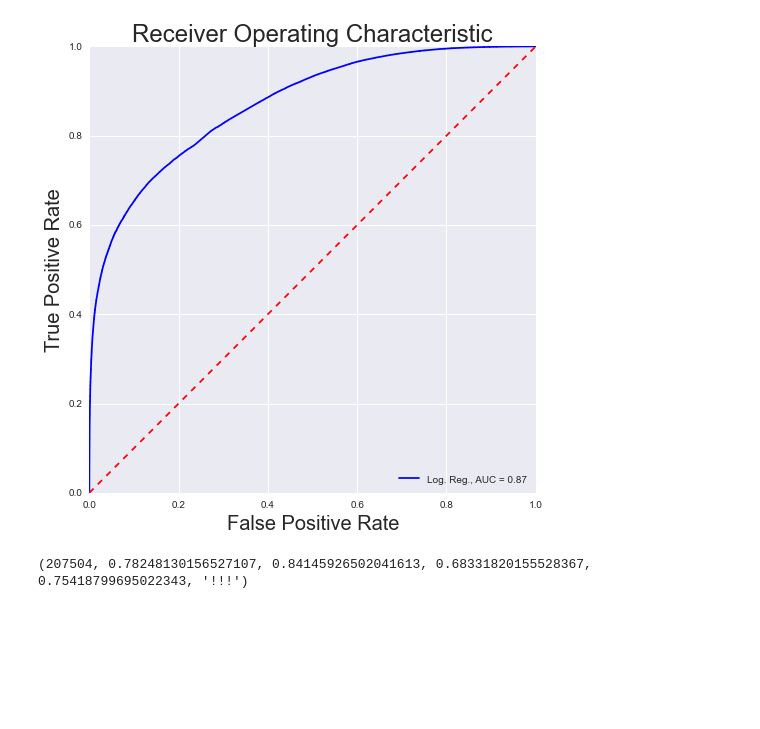
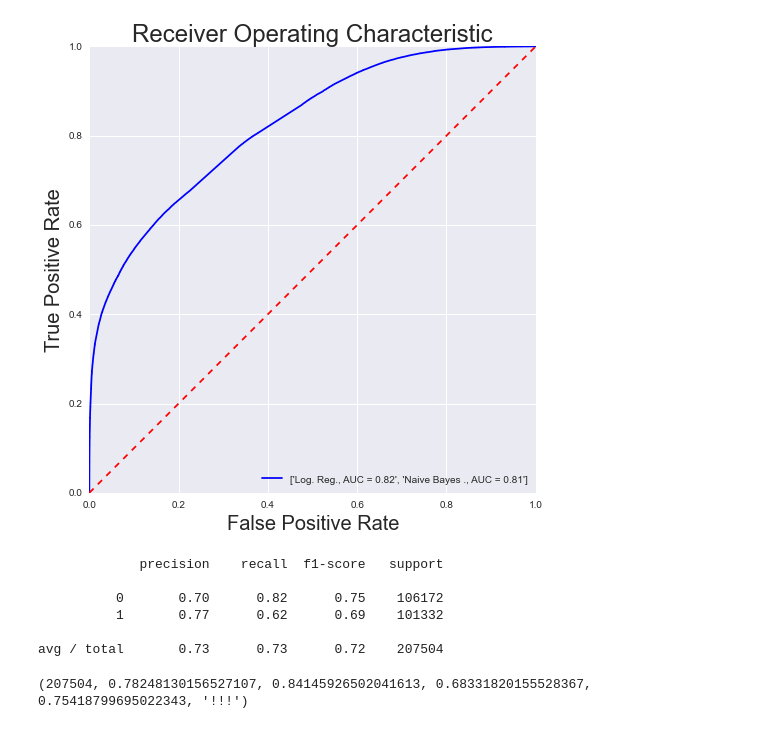
Before and after one commit to jtsitron/FriendOrMate, a Jupyter notebook: FriendOrMate.ipynb, the cells around one changed output. Saved outputs shown, nothing was run; the diff lists cells and outputs as text; code cells hidden in the pictures; blank space fills up the shorter version.

```diff
--- a/FriendOrMate.ipynb
+++ b/FriendOrMate.ipynb
@@ -59,4 +66,3 @@ clf = LogisticRegression(penalty='l1')
 # %%
-#print("training NaiveBayes classifier...")
-clf.fit(train_X, train_y)
+p.fit(train_X,train_y)
 # %% [output]
@@ -69,6 +74,4 @@ prediction = clf.predict(test_X)
 # %%
 from sklearn.metrics import roc_curve, auc
 # %%
-false_positive_rate, true_positive_rate, thresholds = roc_curve(test_y, clf.predict_proba(test_X)[:, 1])
+false_positive_rateNB, true_positive_rateNB, thresholdsNB = roc_curve(test_y, p.predict_proba(test_X)[:, 1])
-# %%
-roc_auc = auc(false_positive_rate, true_positive_rate)
@@ -75,25 +130,35 @@ roc_auc = auc(false_positive_rate, true_positive_rate)
+# %%
+roc_aucNB = auc(false_positive_rateNB, true_positive_rateNB)
 # %%
-% matplotlib inline
-import matplotlib.pyplot as plt
 import seaborn as sns
 
 plt.figure(figsize=(8, 8))
 plt.plot(false_positive_rate, true_positive_rate, 'b',
 #label='Naive Bayes, AUC = %0.2f'% roc_auc, )
 #plt.plot(false_positive_rate_NB, true_positive_rate_NB, 'g',
-label='Log. Reg., AUC = %0.2f'% roc_auc)
+label=['Log. Reg., AUC = %0.2f'% roc_auc,'Naive Bayes ., AUC = %0.2f'% roc_aucNB])
 plt.title('Receiver Operating Characteristic', size=24)
 #plt.plot(false_positive_rate_svm, true_positive_rate, 'k',
 #label='SVM, AUC = %0.2f'% roc_auc_svm)
 plt.legend(loc='lower right')
 plt.plot([0,1],[0,1],'r--')
 plt.xlim([0.0,1.0])
 plt.ylim([0.0,1.0])
 plt.ylabel('True Positive Rate', size=20)
 plt.xlabel('False Positive Rate', size=20)
 plt.show()
 # %% [output]
-[figure, old version]
+[figure, new version]
+# %%
+from sklearn.metrics import classification_report
+print(classification_report(test_y, p.predict(test_X)))
+# %% [output]
+             precision    recall  f1-score   support
+
+          0       0.70      0.82      0.75    106172
+          1       0.77      0.62      0.69    101332
+
+avg / total       0.73      0.73      0.72    207504
 # %%
 acc_score=accuracy_score(test_y, prediction)
 precision_score=precision_score(test_y, prediction, average='macro')
```
Also changed, not shown: parts of 12 cells of this notebook, 1 other file.
